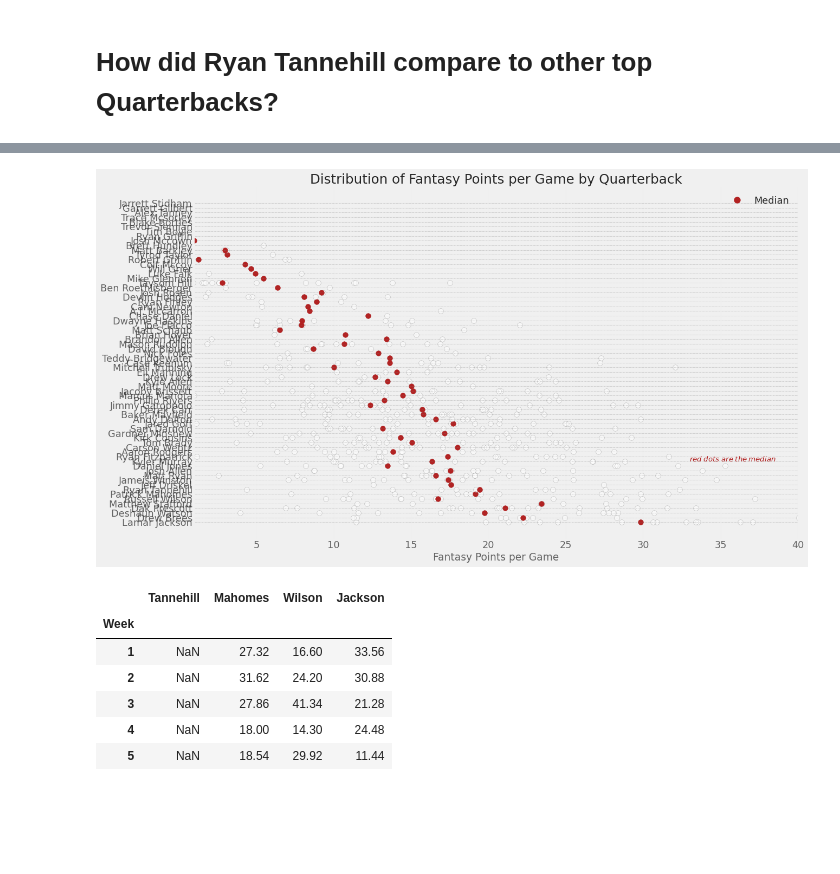
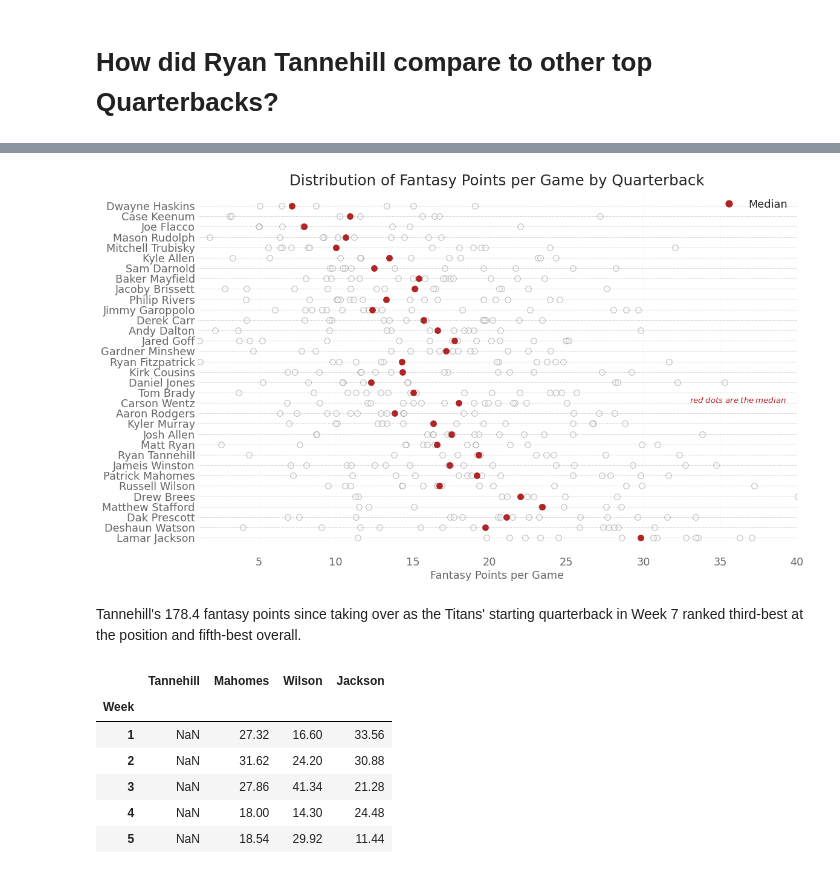
Before and after one commit to piercepatrick/Fantasy-Football-Analysis, a Jupyter notebook: Tannehilll_Analysis.ipynb, the cells around one changed output, grey strips where cells are left out. Cells and saved outputs as stored; diff of their text form; code cells hidden in the pictures; blank space fills up the shorter version.

Commit message:
made each visual readable, added new section

```diff
--- a/Tannehilll_Analysis.ipynb
+++ b/Tannehilll_Analysis.ipynb
@@ -174,11 +175,14 @@ qb_df_week.head()
 # **How did Ryan Tannehill compare to other top Quarterbacks?**
 # %% [markdown]
 ![Mahomes](https://www.puntsports.com.au/wp-content/uploads/2020/01/13932941-1.jpg)
+# %%
+qb_df = qb_df[qb_df['PassingAtt'] > 200]
+list_of_players = qb_df['Player'].to_list()
+qb_df_week = qb_df_week[qb_df_week['Player'].isin(list_of_players)]
 # %%
 import matplotlib.patches as mpatches
 
 # Mean and Median Fantasy Points by QB
-qb_df_week = qb_df_week[qb_df_week['FantasyPoints'] >= ]
 graph_df = qb_df_week[['FantasyPoints', 'Player']].groupby('Player').apply(lambda x: x.mean())
 graph_df.sort_values('FantasyPoints', ascending=False, inplace=True)
 graph_df.reset_index(inplace=True)
@@ -186,31 +190,31 @@ graph_df_median = qb_df_week[['FantasyPoints', 'Player']].groupby('Player').appl
 
 # Draw horizontal lines
 fig, ax = plt.subplots(figsize=(16,10), dpi= 80)
 ax.hlines(y=graph_df.index, xmin=0, xmax=40, color='gray', alpha=0.5, linewidth=.5, linestyles='dashdot')
 
 # Draw the Dots
 for i, qb in enumerate(graph_df.Player):
     df_qb = qb_df_week.loc[qb_df_week.Player==qb, :]
     ax.scatter(y=np.repeat(i, df_qb.shape[0]), x=df_qb.FantasyPoints, s=75, edgecolors='gray', c='w', alpha=0.5)
     ax.scatter(y=i, x='FantasyPoints', data=graph_df_median.loc[graph_df_median.index==qb, :], s=75, c='firebrick')
 
 # Annotate
 ax.text(33, 13, "$red \; dots \; are \; the \: median$", fontdict={'size':12}, color='firebrick')
 
 # Decorations
 red_patch = plt.plot([],[], marker="o", ms=10, ls="", mec=None, color='firebrick', label="Median")
 plt.legend(handles=red_patch)
 ax.set_title('Distribution of Fantasy Points per Game by Quarterback', fontdict={'size':22})
 ax.set_xlabel('Fantasy Points per Game', alpha=0.7)
 ax.set_yticks(graph_df.index)
 ax.set_yticklabels(graph_df.Player.str.title(), fontdict={'horizontalalignment': 'right'}, alpha=0.7)
 ax.set_xlim(1, 40)
 plt.xticks(alpha=0.7)
 plt.gca().spines["top"].set_visible(False)
 plt.gca().spines["bottom"].set_visible(False)
 plt.gca().spines["right"].set_visible(False)
 plt.gca().spines["left"].set_visible(False)
 plt.grid(axis='both', alpha=.4, linewidth=.1)
 plt.show()
 # %% [output]
-[figure, old version]
+[figure, new version]
@@ -219,3 +221,5 @@ qb_df.head()
+# %% [markdown]
+ Tannehill's 178.4 fantasy points since taking over as the Titans' starting quarterback in Week 7 ranked third-best at the position and fifth-best overall.
 # %%
 top_qbs = pd.read_csv('/content/drive/My Drive/DS/Titans FF Analysis/QBs - Sheet1 - QBs - Sheet1 (1).csv')
 top_qbs.set_index('Week', drop = True, inplace = True)
```
Also changed, not shown: parts of 12 cells of this notebook.
